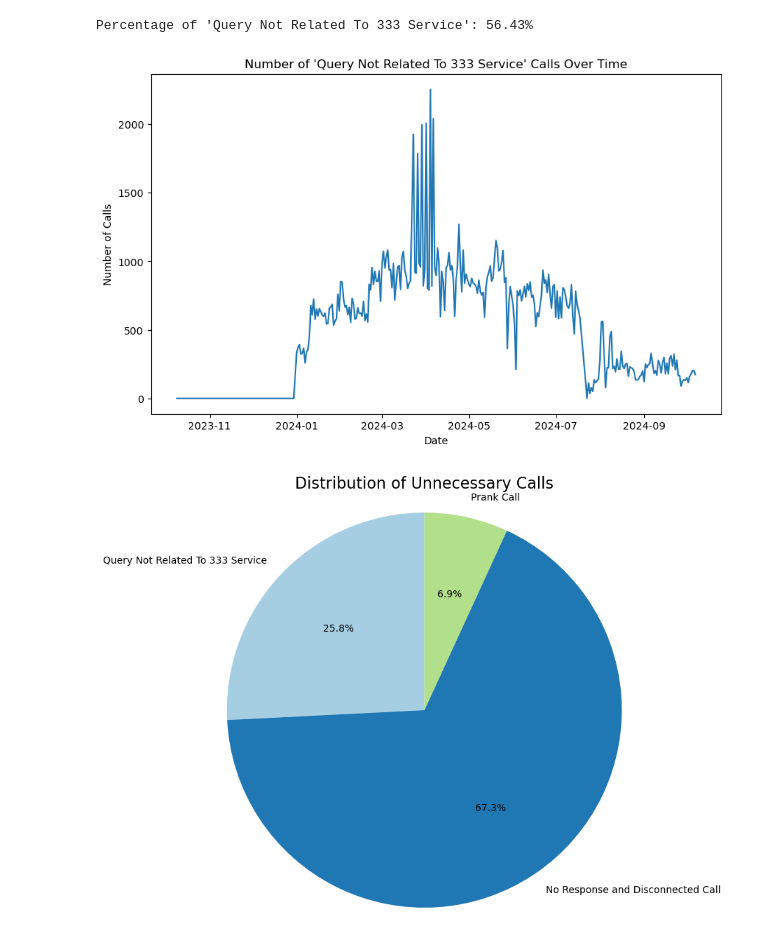
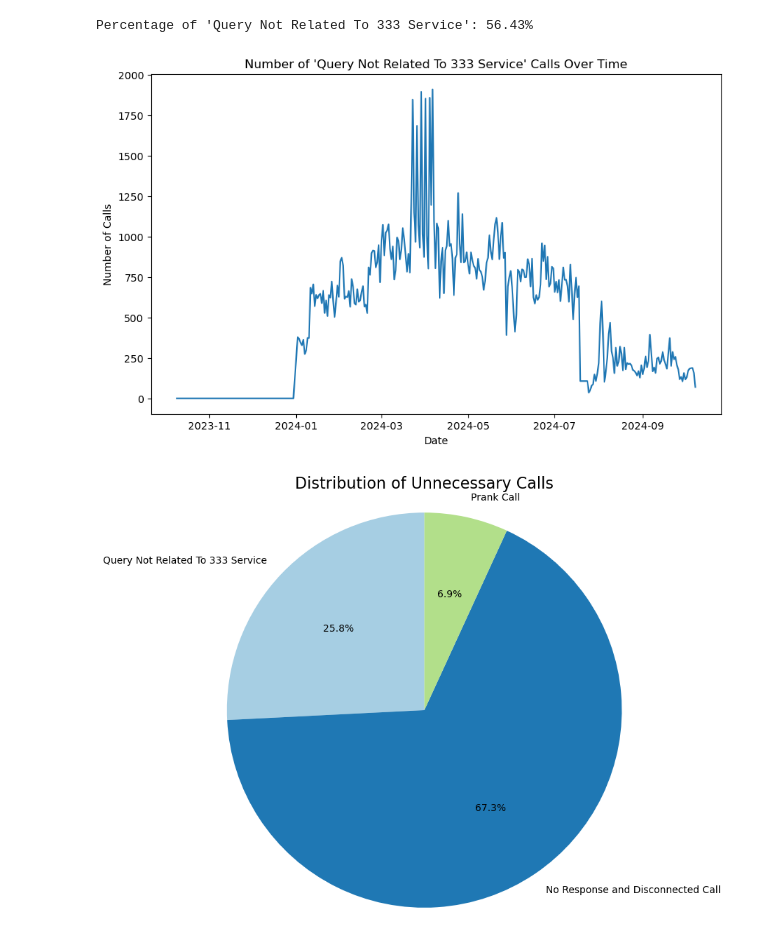
Before and after one commit to iamaber/333-data-analysis, a Jupyter notebook: main.ipynb, the cells around one changed output. Saved outputs shown, nothing was run; the diff lists cells and outputs as text; code cells hidden in the pictures.

Commit message:
Fixed GMT issue and improved visualization

```diff
--- a/main.ipynb
+++ b/main.ipynb
@@ -55,4 +56,8 @@ data.shape
 data = data.drop(['municipality','ward','mauza','village','location','comments'], axis=1)
+# %%
+# Changed Date time to adjust GMT
+data['answered_at'] = pd.to_datetime(data['answered_at'])
+data['answered_at'] = data['answered_at'] + pd.Timedelta(hours=6)
 # %%
 print(data.head())
 # %% [output]
@@ -173,22 +191,20 @@ Percentage of 'Query Not Related To 333 Service': 56.43%
 # %%
 # Filter rows where 'pcqc' is "Query Not Related To 333 Service"
 not_related_df = data[data['pcqc'] == "Query Not Related To 333 Service"]
 
 # Group by 'created_at' and count occurrences
-calls_over_time = not_related_df.groupby(not_related_df['created_at'].dt.date).size()
+calls_over_time = not_related_df.groupby(not_related_df['answered_at'].dt.date).size()
 
 # Plotting using the specified format
 calls_over_time.plot(kind='line', figsize=(10, 6))
 
 # Adding labels and title
 plt.title("Number of 'Query Not Related To 333 Service' Calls Over Time")
 plt.xlabel("Date")
 plt.ylabel("Number of Calls")
-
-# Show plot
 plt.show()
 # %% [output]
-[figure, old version]
+[figure, new version]
 # %%
 # Count the number of each type of unnecessary call
 counts = data['pcqc'].value_counts().reindex(
```
Also changed, not shown: parts of 7 cells of this notebook.
